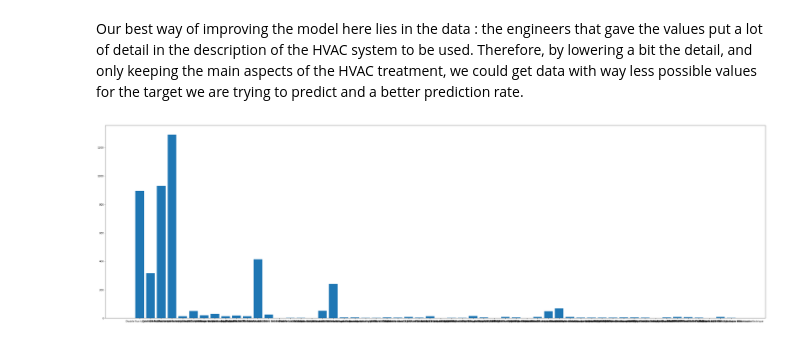
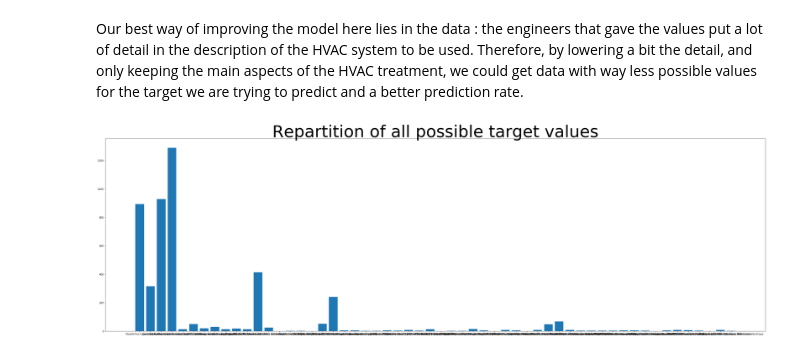
Before and after one commit to jonathanatger/ml, a Jupyter notebook: Notebooks/HVAC prediction model.ipynb, the cells around one changed output. Cells and saved outputs as stored; diff of their text form; code cells hidden in the pictures.

```diff
--- a/Notebooks/HVAC prediction model.ipynb
+++ b/Notebooks/HVAC prediction model.ipynb
@@ -7,7 +7,7 @@ import warnings
 warnings.filterwarnings('ignore')
 # %%
 # pick up csv file
-OG_data = pd.read_csv("Données CHU PAP.csv", sep=";")
+OG_data = pd.read_csv("Data.csv", sep=";")
 # %%
 #copy for safety
 DB = OG_data.copy()
@@ -280,17 +280,18 @@ Our best way of improving the model here lies in the data : the engineers that g
 # %%
 #histogram for target values
 
 import collections
 x = collections.Counter(DB_HVAC_target["41.02"])
 
 plt.figure(figsize=(50,15))
 
 l = []
 for c in range(len(x.keys())): l.append(c)
 
 plt.bar(l, x.values(), align='center' )
 plt.xticks(l, x.keys())
+plt.title("Repartition of all possible target values", fontsize=70)
 
 plt.show()
 # %% [output]
-[figure, old version]
+[figure, new version]
```
Also changed, not shown: parts of 3 cells of this notebook.
